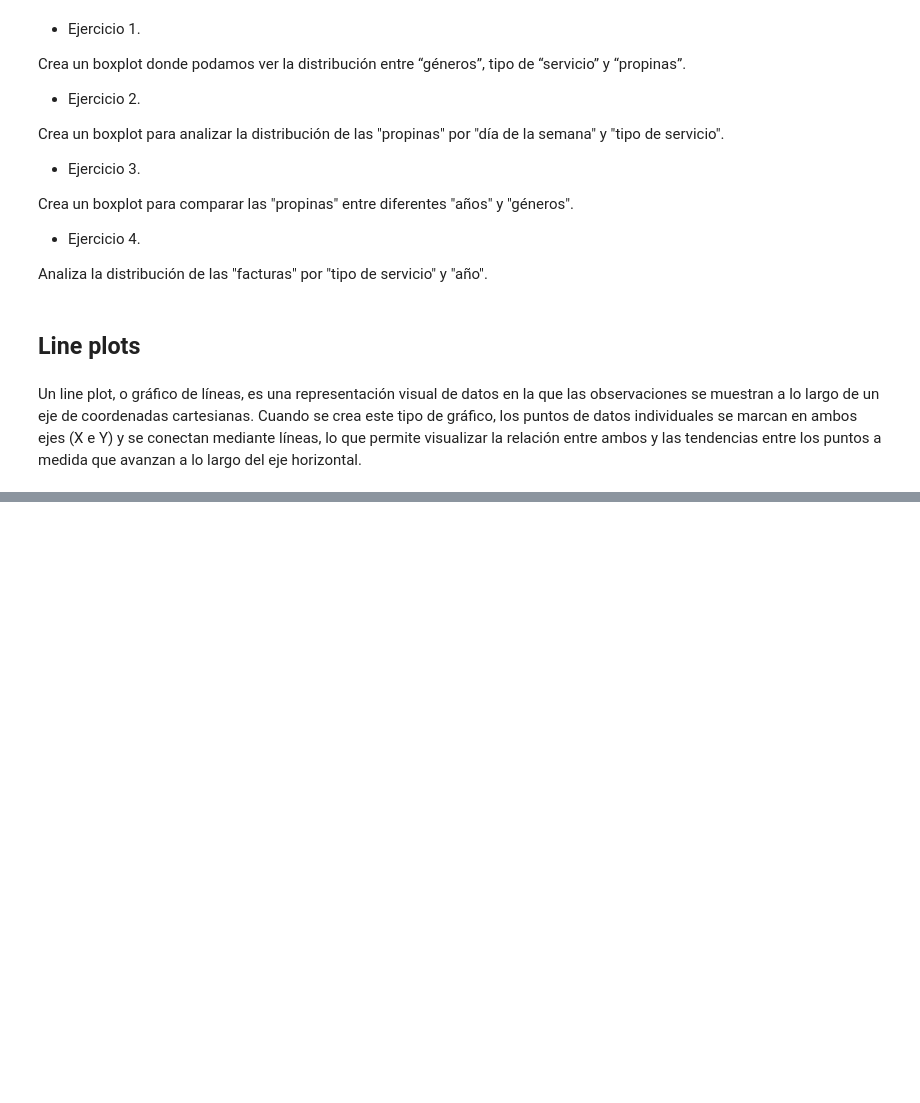
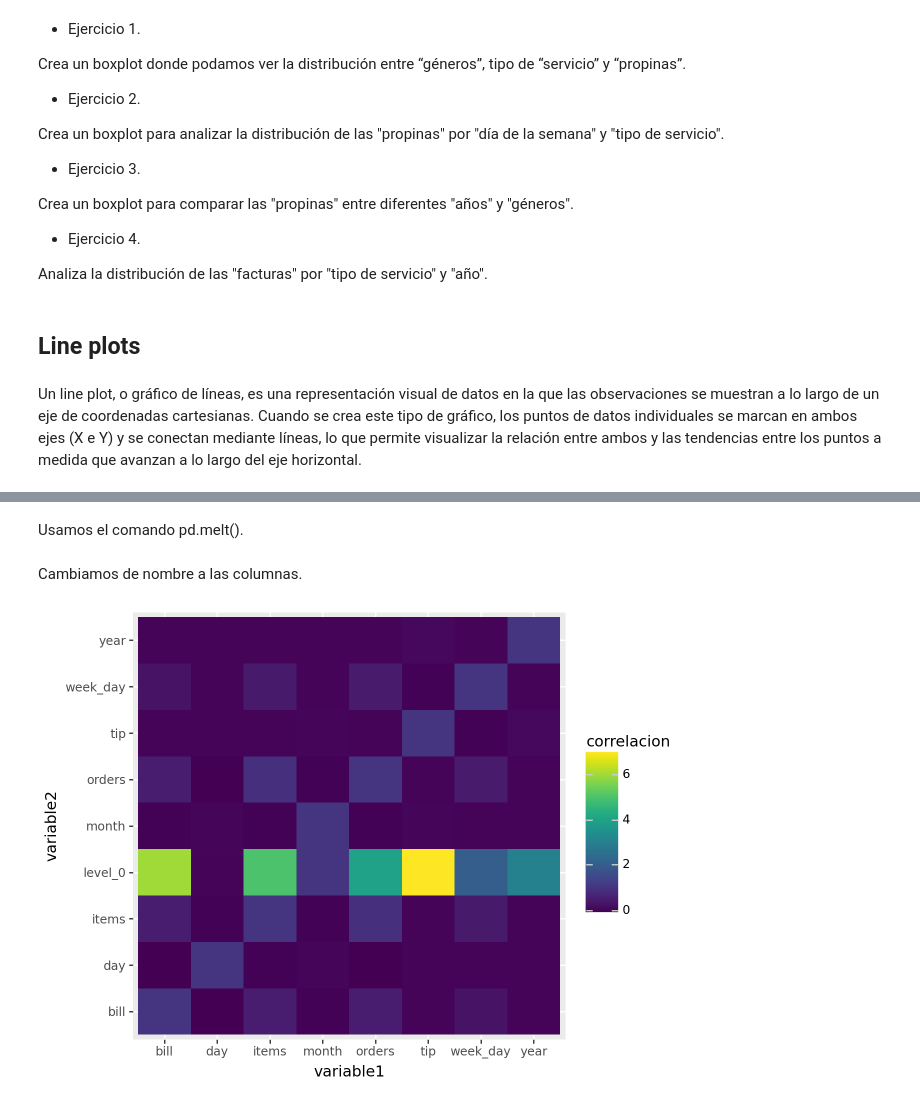
Before and after one commit to Itse-Lenguaje-para-analisis-de-datos-II/Lenguaje-para-analisis-de-datos-II, a Jupyter notebook: Modulo 3/Clase 7.ipynb, the cells around one changed output, grey strips where cells are left out. Saved outputs shown, nothing was run; the diff lists cells and outputs as text; code cells hidden in the pictures; blank space fills up the shorter version.

```diff
--- a/Modulo 3/Clase 7.ipynb
+++ b/Modulo 3/Clase 7.ipynb
@@ -59,0 +114,3 @@ Un line plot, o gráfico de líneas, es una representación visual de datos en l
+# %%
+correlaciones.reset_index(inplace=True)
+correlaciones
@@ -59,0 +127,15 @@ Un line plot, o gráfico de líneas, es una representación visual de datos en l
+# %% [markdown]
+Usamos el comando pd.melt().
+# %%
+correlaciones =pd.melt(correlaciones,id_vars=['index'])
+# %% [markdown]
+Cambiamos de nombre a las columnas.
+# %%
+correlaciones.columns = ["variable1","variable2","correlacion"]
+# %%
+correlaciones.correlacion = correlaciones.correlacion.round(decimals = 2)
+# %%
+ggplot(aes(x = "variable1", y = "variable2", fill = "correlacion"),correlaciones) +\
+geom_tile()
+# %% [output]
+[figure, added]
```
Also changed, not shown: parts of 21 cells of this notebook, 1 other file.
